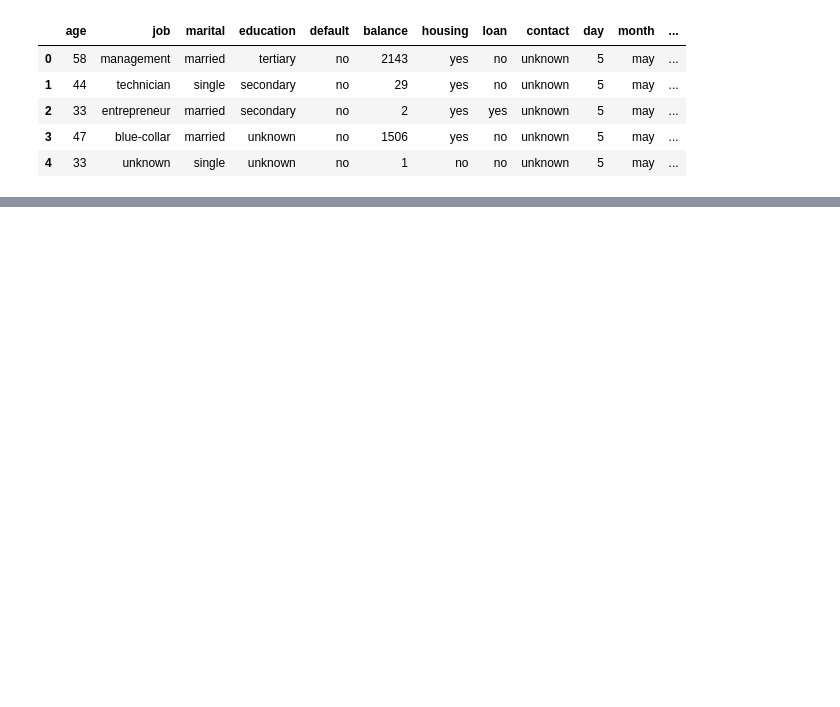
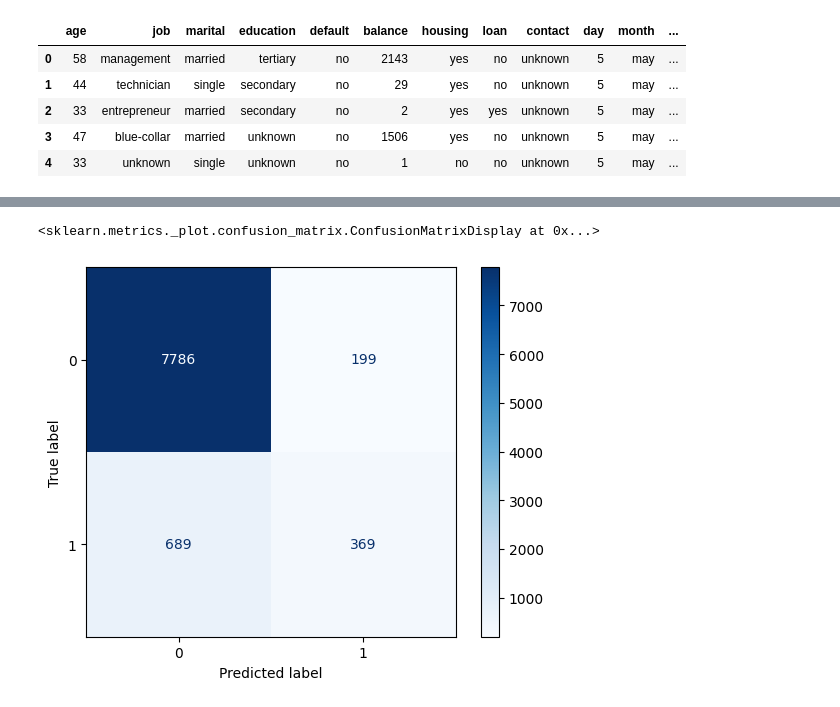
Before and after one commit to adapachaitanya93/AI-Business-Analytics-Portfolio, a Jupyter notebook: week1_lead_scoring.ipynb, the cells around one changed output, grey strips where cells are left out. Drawn from its saved outputs; the diff is of its cells as text; code cells hidden in the pictures; blank space fills up the shorter version.

```diff
--- a/week1_lead_scoring.ipynb
+++ b/week1_lead_scoring.ipynb
@@ -41,0 +159,12 @@ df.head()
+# %%
+X_encoded = pd.get_dummies(X, drop_first=True)
+# %%
+X_train, X_test, y_train, y_test = train_test_split(
+    X_encoded, y,
+    test_size=0.2,
+    random_state=42,
+    stratify=y   # keeps same yes/no ratio in both sets
+)
+
+
+print(X_train, X_test, y_train, y_test)
@@ -41,0 +199,4 @@ df.head()
+# %%
+#  Train a simple Logistic Regression model
+model = LogisticRegression (max_iter=5000)
+model.fit(X_train, y_train)
@@ -41,0 +212,5 @@ df.head()
+# %%
+# 4️⃣ Make predictions
+from sklearn.metrics import accuracy_score, roc_auc_score, classification_report
+y_pred = model.predict(X_test)
+y_prob = model.predict_proba(X_test)[:, 1]
@@ -41,0 +237,11 @@ df.head()
+# %%
+#Confusion Matrix
+
+from sklearn.metrics import confusion_matrix, ConfusionMatrixDisplay
+
+cm = confusion_matrix(y_test, y_pred)
+disp = ConfusionMatrixDisplay(confusion_matrix=cm)
+disp.plot(cmap='Blues')
+# %% [output]
+<sklearn.metrics._plot.confusion_matrix.ConfusionMatrixDisplay at 0x...>
+[figure, added]
```
Also changed, not shown: parts of 15 cells of this notebook.
